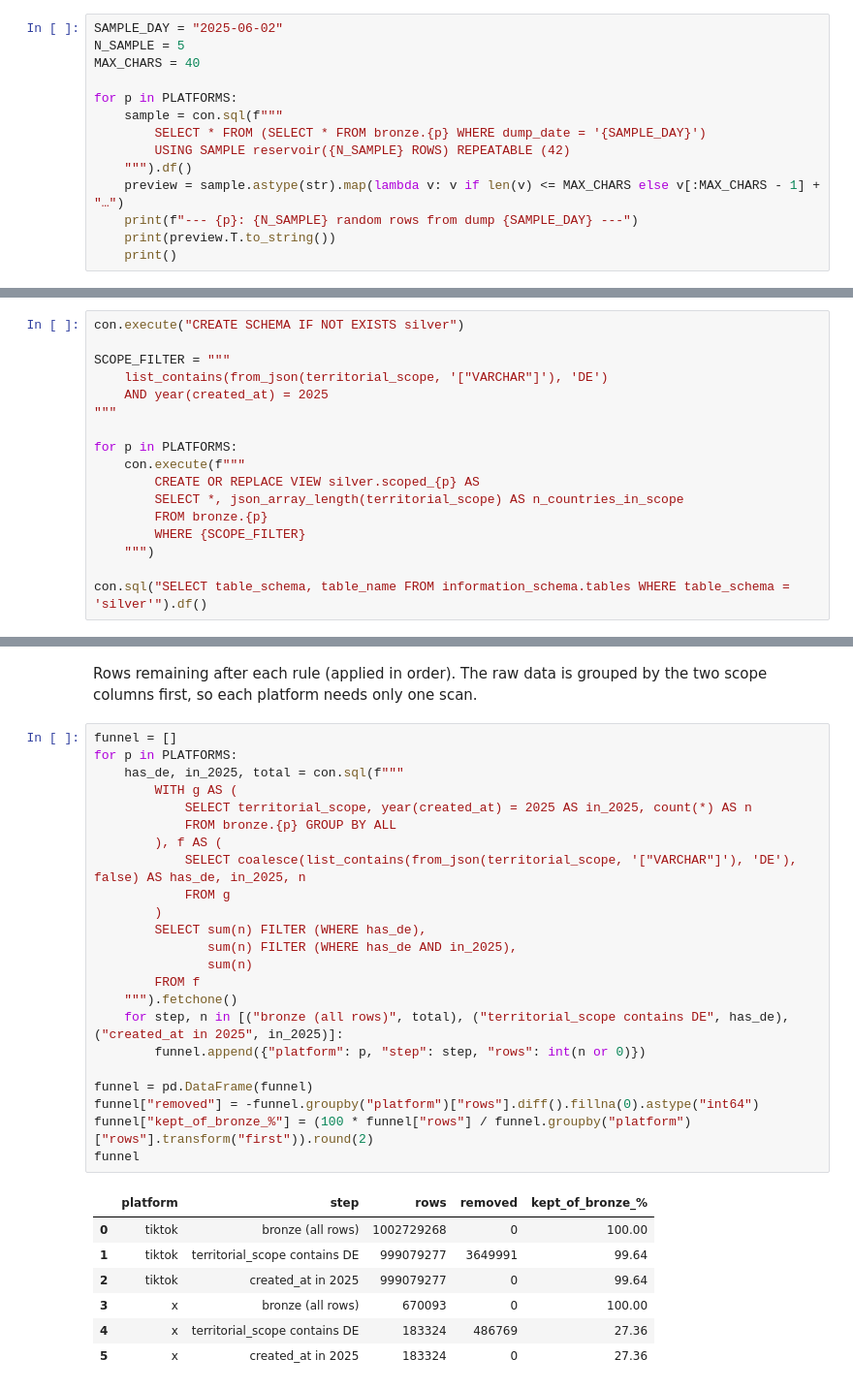
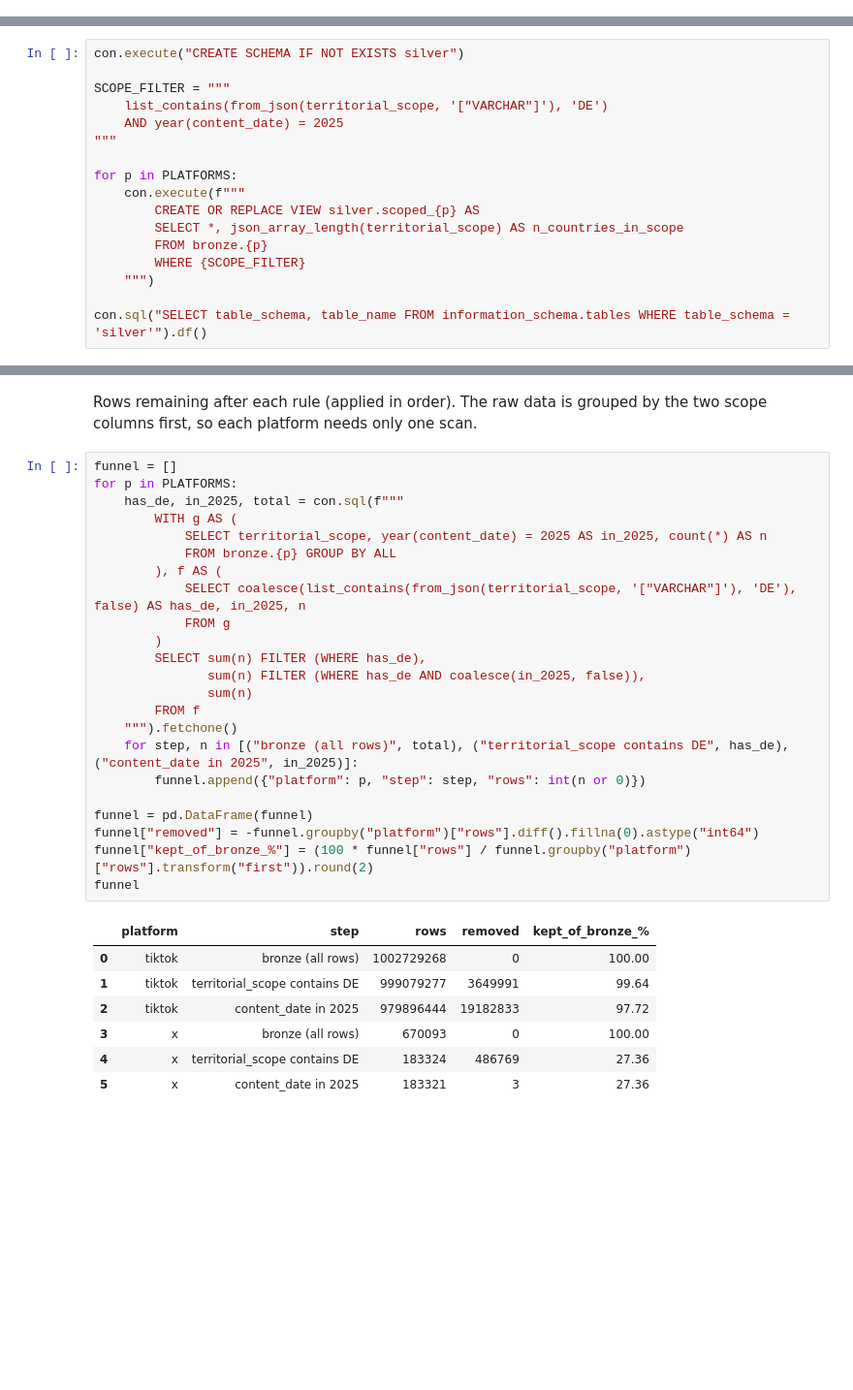
Before and after one commit to zamo-13/Bachelor-Thesis, a Jupyter notebook: data_prep.ipynb, the cells around one changed output, grey strips where cells are left out. Shown at 97% size. Saved outputs shown, nothing was run; the diff lists cells and outputs as text; blank space fills up the shorter version.

```diff
--- a/data_prep.ipynb
+++ b/data_prep.ipynb
@@ -237,14 +233,0 @@ across all ~1B TikTok rows would require a full scan. Shown transposed: one row
-# %%
-SAMPLE_DAY = "2025-06-02"
-N_SAMPLE = 5
-MAX_CHARS = 40
-
-for p in PLATFORMS:
-    sample = con.sql(f"""
-        SELECT * FROM (SELECT * FROM bronze.{p} WHERE dump_date = '{SAMPLE_DAY}')
-        USING SAMPLE reservoir({N_SAMPLE} ROWS) REPEATABLE (42)
-    """).df()
-    preview = sample.astype(str).map(lambda v: v if len(v) <= MAX_CHARS else v[:MAX_CHARS - 1] + "…")
-    print(f"--- {p}: {N_SAMPLE} random rows from dump {SAMPLE_DAY} ---")
-    print(preview.T.to_string())
-    print()
@@ -443,7 +417,7 @@ con.execute("CREATE SCHEMA IF NOT EXISTS silver")
 
 SCOPE_FILTER = """
     list_contains(from_json(territorial_scope, '["VARCHAR"]'), 'DE')
-    AND year(created_at) = 2025
+    AND year(content_date) = 2025
 """
 
 for p in PLATFORMS:
@@ -465,31 +439,31 @@ so each platform needs only one scan.
 # %%
 funnel = []
 for p in PLATFORMS:
     has_de, in_2025, total = con.sql(f"""
         WITH g AS (
-            SELECT territorial_scope, year(created_at) = 2025 AS in_2025, count(*) AS n
+            SELECT territorial_scope, year(content_date) = 2025 AS in_2025, count(*) AS n
             FROM bronze.{p} GROUP BY ALL
         ), f AS (
             SELECT coalesce(list_contains(from_json(territorial_scope, '["VARCHAR"]'), 'DE'), false) AS has_de, in_2025, n
             FROM g
         )
         SELECT sum(n) FILTER (WHERE has_de),
-               sum(n) FILTER (WHERE has_de AND in_2025),
+               sum(n) FILTER (WHERE has_de AND coalesce(in_2025, false)),
                sum(n)
         FROM f
     """).fetchone()
-    for step, n in [("bronze (all rows)", total), ("territorial_scope contains DE", has_de), ("created_at in 2025", in_2025)]:
+    for step, n in [("bronze (all rows)", total), ("territorial_scope contains DE", has_de), ("content_date in 2025", in_2025)]:
         funnel.append({"platform": p, "step": step, "rows": int(n or 0)})
 
 funnel = pd.DataFrame(funnel)
 funnel["removed"] = -funnel.groupby("platform")["rows"].diff().fillna(0).astype("int64")
 funnel["kept_of_bronze_%"] = (100 * funnel["rows"] / funnel.groupby("platform")["rows"].transform("first")).round(2)
 funnel
 # %% [output]
 |  | platform | step | rows | removed | kept_of_bronze_% |
 | 0 | tiktok | bronze (all rows) | 1002729268 | 0 | 100.00 |
 | 1 | tiktok | territorial_scope contains DE | 999079277 | 3649991 | 99.64 |
-| 2 | tiktok | created_at in 2025 | 999079277 | 0 | 99.64 |
+| 2 | tiktok | content_date in 2025 | 979896444 | 19182833 | 97.72 |
 | 3 | x | bronze (all rows) | 670093 | 0 | 100.00 |
 | 4 | x | territorial_scope contains DE | 183324 | 486769 | 27.36 |
-| 5 | x | created_at in 2025 | 183324 | 0 | 27.36 |
+| 5 | x | content_date in 2025 | 183321 | 3 | 27.36 |
```
Also changed, not shown: parts of 8 cells of this notebook, 1 other file.
